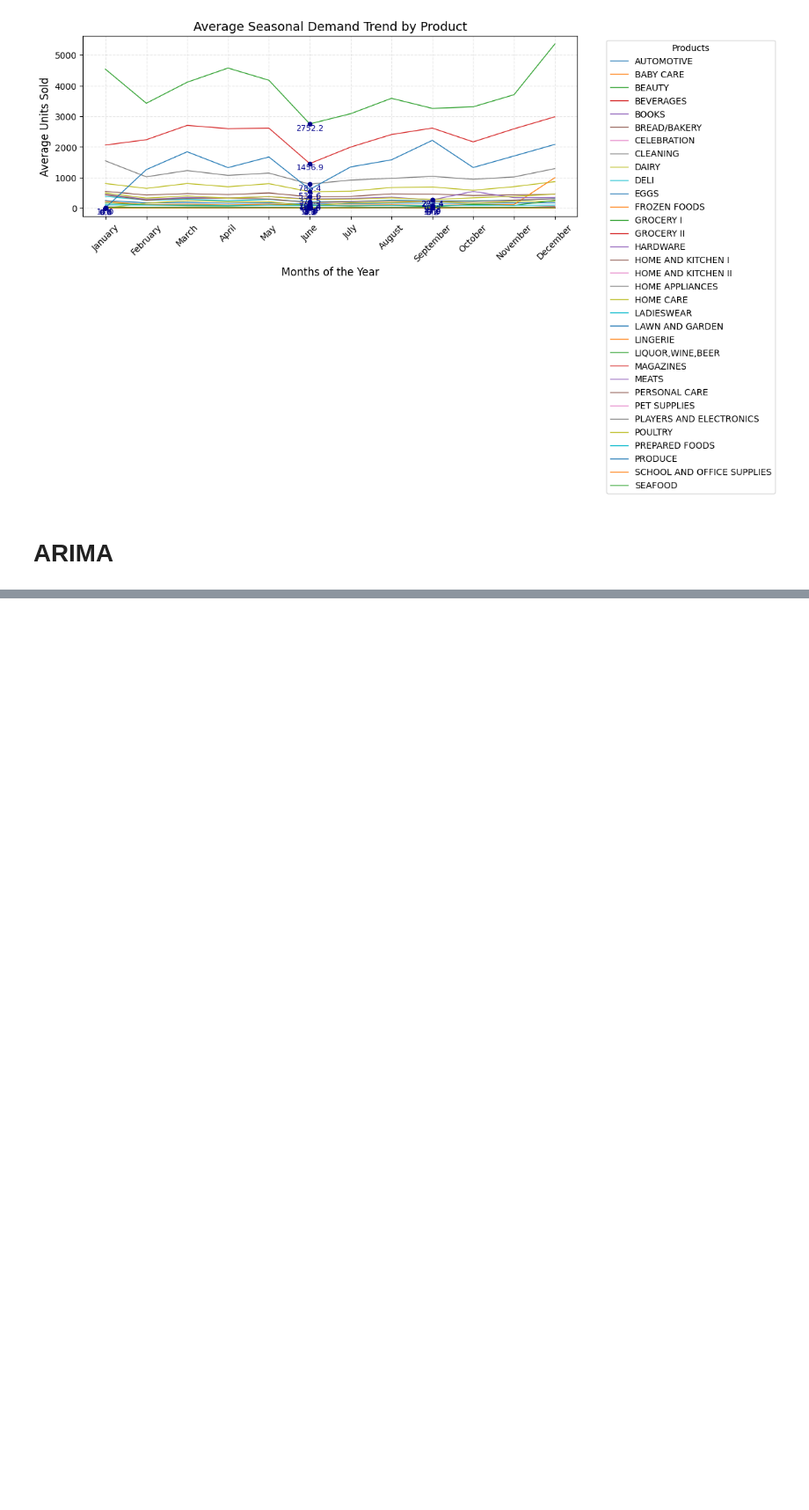
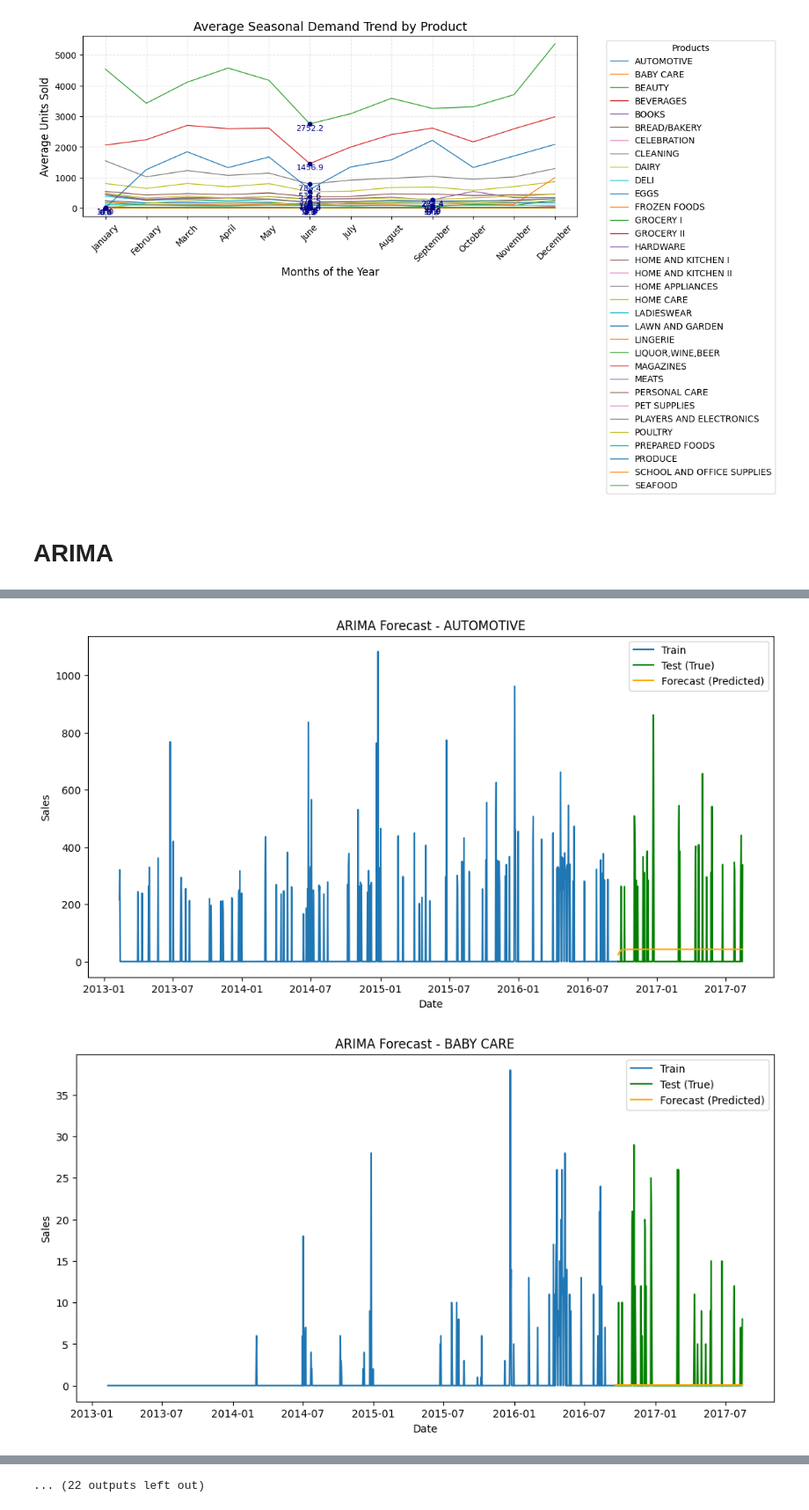
Before and after one commit to aizhanmaksatbek/demandForecasting, a Jupyter notebook: POC.ipynb, the cells around one changed output, grey strips where cells are left out. Shown at 88% size. Cells and saved outputs as stored; diff of their text form; code cells hidden in the pictures; blank space fills up the shorter version.

Commit message:
Configure ARIMA for training/testing for all products and overall metrics calculation for all products

```diff
--- a/POC.ipynb
+++ b/POC.ipynb
@@ -281,5 +282,0 @@ def train_model(train, test, prod_name):
-# %%
-for prod_name in ts['family'].unique():
-  train, test = get_prod_data(prod_name)
-
-  train_model(train, test, prod_name)
@@ -526,0 +316,39 @@ Average Test Loss: 2727.8179
+# %%
+y_true = []
+y_pred = []
+
+for prod_name in ts['family'].unique():
+  train, test = get_prod_data(prod_name)
+
+  # --- Fit ARIMA model ---
+  model = ARIMA(train['sales'], order=(2,1,3))
+  model_fit = model.fit()
+
+  # Forecast over the test period
+  forecast = model_fit.forecast(steps=len(test))
+
+  # Plot Train, Test, and Forecast
+  plt.figure(figsize=(12,6))
+  plt.plot(train.index, train['sales'], label="Train")
+  plt.plot(test.index, test['sales'], label="Test (True)", color="green")
+  plt.plot(test.index, forecast, label="Forecast (Predicted)", color="orange")
+
+  plt.title(f"ARIMA Forecast - {prod_name}")
+  plt.xlabel("Date")
+  plt.ylabel("Sales")
+  plt.legend()
+  plt.show()
+
+  test_units = test['sales']
+
+  y_true.append(test_units.values)
+  y_pred.append(forecast.values)
+
+
+metrics = compute_metrics(y_true, y_pred)
+print(f"Overall MAE: {metrics['mae']:.4f}")
+print(f"Overall WAPE: {metrics['wape']:.4f}")
+print(f"Overall SMAPE: {metrics['smape']:.4f}")
+# %% [output]
+[figure, added]
+[figure, added]
@@ -526,0 +365 @@ Average Test Loss: 2727.8179
+... (22 outputs left out)
```
Also changed, not shown: parts of 11 cells of this notebook.
